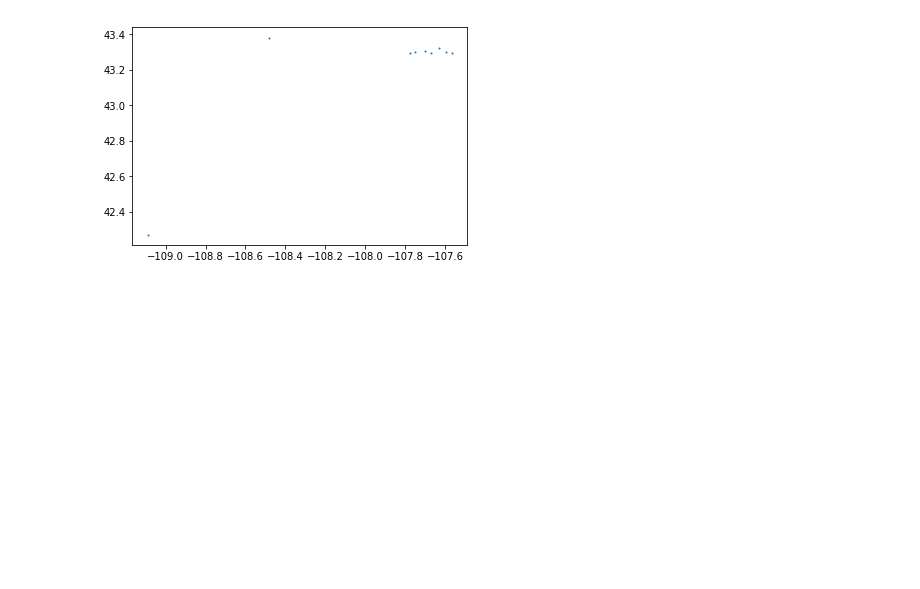
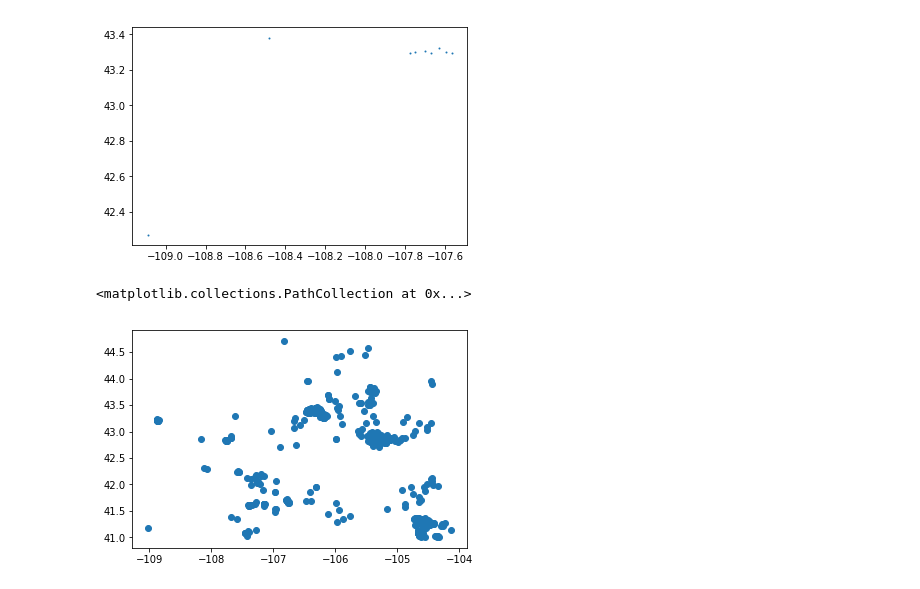
Before and after one commit to jessepisel/stratal-geometries, a Jupyter notebook: Production cleanup.ipynb, the cells around one changed output. Drawn from its saved outputs; the diff is of its cells as text; code cells hidden in the pictures; blank space fills up the shorter version.

```diff
--- a/Production cleanup.ipynb
+++ b/Production cleanup.ipynb
@@ -273,3 +273,8 @@ for i in range(484):
     plt.savefig('D:/fun/horizontals'+str(i)+'.png', dpi=100)
     plt.clf()
     plt.close()
+# %%
+plt.scatter(well_locs[well_locs['BOTFORM'] == 'NIOBRARA'].longitude, well_locs[well_locs['BOTFORM'] == 'NIOBRARA'].latitude)
+# %% [output]
+<matplotlib.collections.PathCollection at 0x...>
+[figure, added]
```
Also changed, not shown: parts of 2 cells of this notebook, 1 other file.
